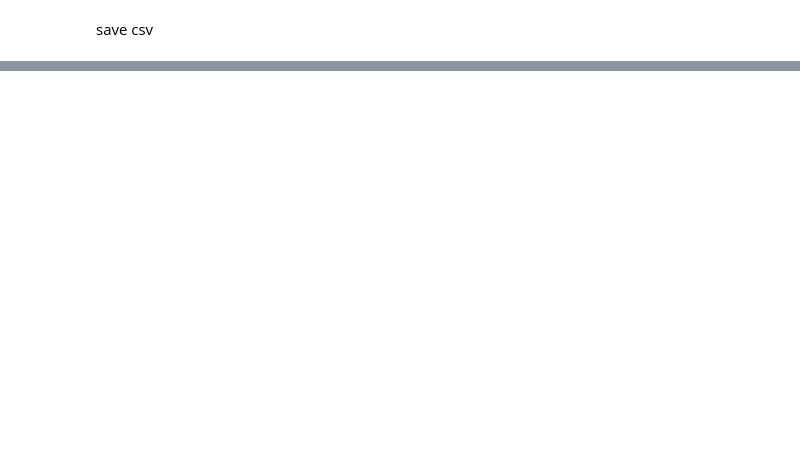
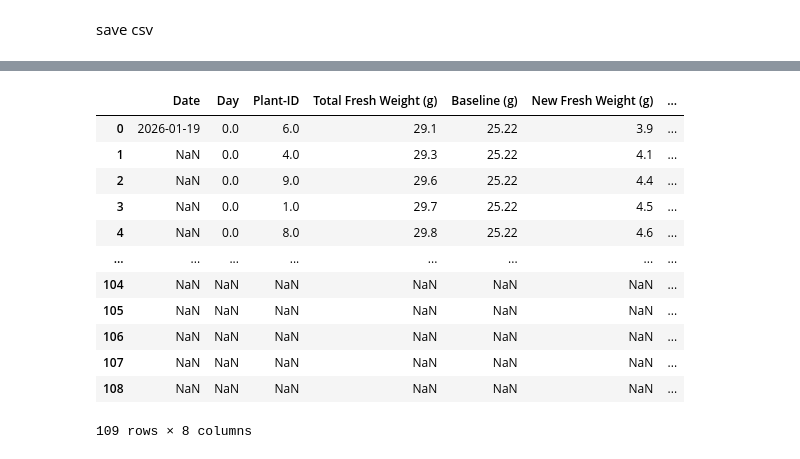
Before and after one commit to GerardoG2/plant-health-status, a Jupyter notebook: Notebooks/DataMerging_Trial2.ipynb, the cells around one changed output, grey strips where cells are left out. Cells and saved outputs as stored; diff of their text form; code cells hidden in the pictures; blank space fills up the shorter version.

```diff
--- a/Notebooks/DataMerging_Trial2.ipynb
+++ b/Notebooks/DataMerging_Trial2.ipynb
@@ -395,0 +251,17 @@ Name: index, dtype: object
+# %%
+lettuce_fw_data = load_lettuce_fw_data()
+lettuce_fw_data
+# %% [output]
+|  | Date | Day | Plant-ID | Total Fresh Weight (g) | Baseline (g) | New Fresh Weight (g) | ... |
+| 0 | 2026-01-19 | 0.0 | 6.0 | 29.1 | 25.22 | 3.9 | ... |
+| 1 | NaN | 0.0 | 4.0 | 29.3 | 25.22 | 4.1 | ... |
+| 2 | NaN | 0.0 | 9.0 | 29.6 | 25.22 | 4.4 | ... |
+| 3 | NaN | 0.0 | 1.0 | 29.7 | 25.22 | 4.5 | ... |
+| 4 | NaN | 0.0 | 8.0 | 29.8 | 25.22 | 4.6 | ... |
+| ... | ... | ... | ... | ... | ... | ... | ... |
+| 104 | NaN | NaN | NaN | NaN | NaN | NaN | ... |
+| 105 | NaN | NaN | NaN | NaN | NaN | NaN | ... |
+| 106 | NaN | NaN | NaN | NaN | NaN | NaN | ... |
+| 107 | NaN | NaN | NaN | NaN | NaN | NaN | ... |
+| 108 | NaN | NaN | NaN | NaN | NaN | NaN | ... |
+109 rows × 8 columns
```
Also changed, not shown: parts of 29 cells of this notebook, 7 other files.
